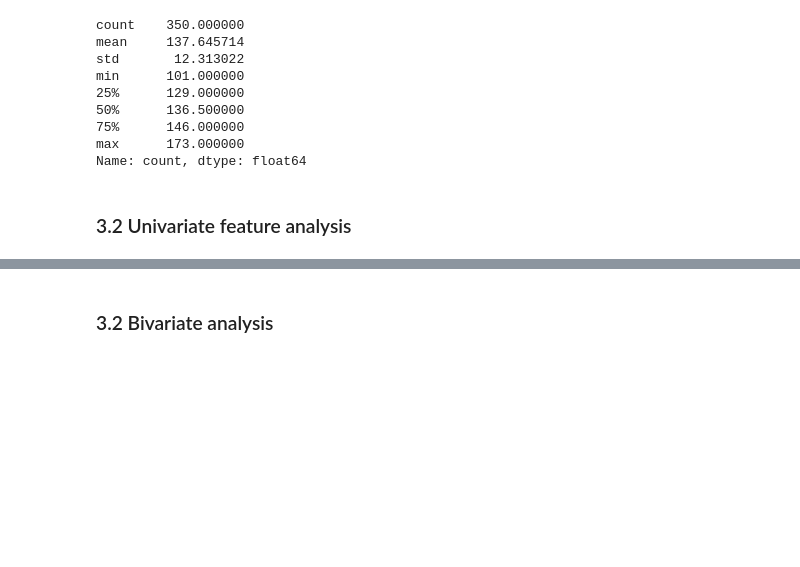
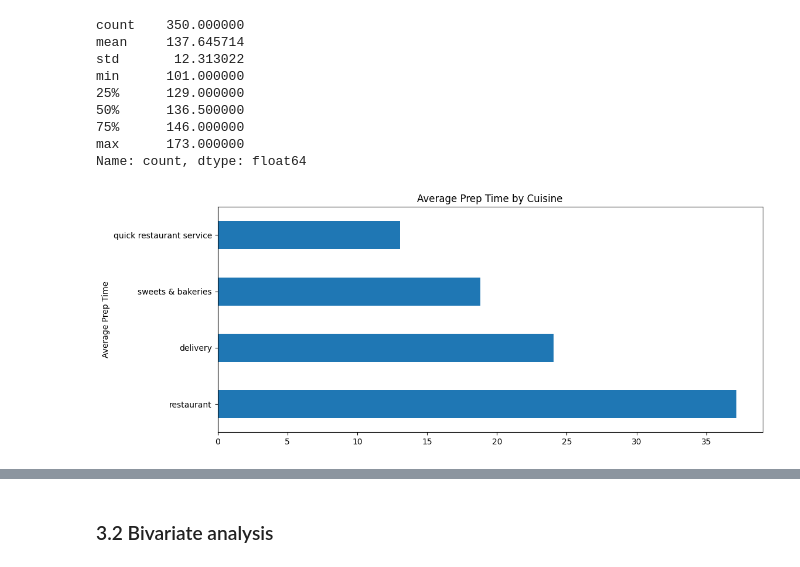
Before and after one commit to raghadkibrahim/food_prep_prediction, a Jupyter notebook: 01_data_cleaning.ipynb, the cells around one changed output, grey strips where cells are left out. Cells and saved outputs as stored; diff of their text form; code cells hidden in the pictures; blank space fills up the shorter version.

```diff
--- a/01_data_cleaning.ipynb
+++ b/01_data_cleaning.ipynb
@@ -678,2 +698,14 @@ df.to_csv("/Users/raghad/Desktop/clean_data.csv", index=False)
-# %% [markdown]
-### 3.2 Univariate feature analysis
+# %%
+cuisine_prep = (
+    df.groupby("cuisine_group")["prep_time_minutes"]
+      .mean()
+      .sort_values(ascending=False)
+)
+
+cuisine_prep.plot(kind="barh", figsize=(12,5))
+
+plt.ylabel("Average Prep Time")
+plt.title("Average Prep Time by Cuisine")
+plt.show()
+# %% [output]
+[figure, added]
```
Also changed, not shown: parts of 36 cells of this notebook.
